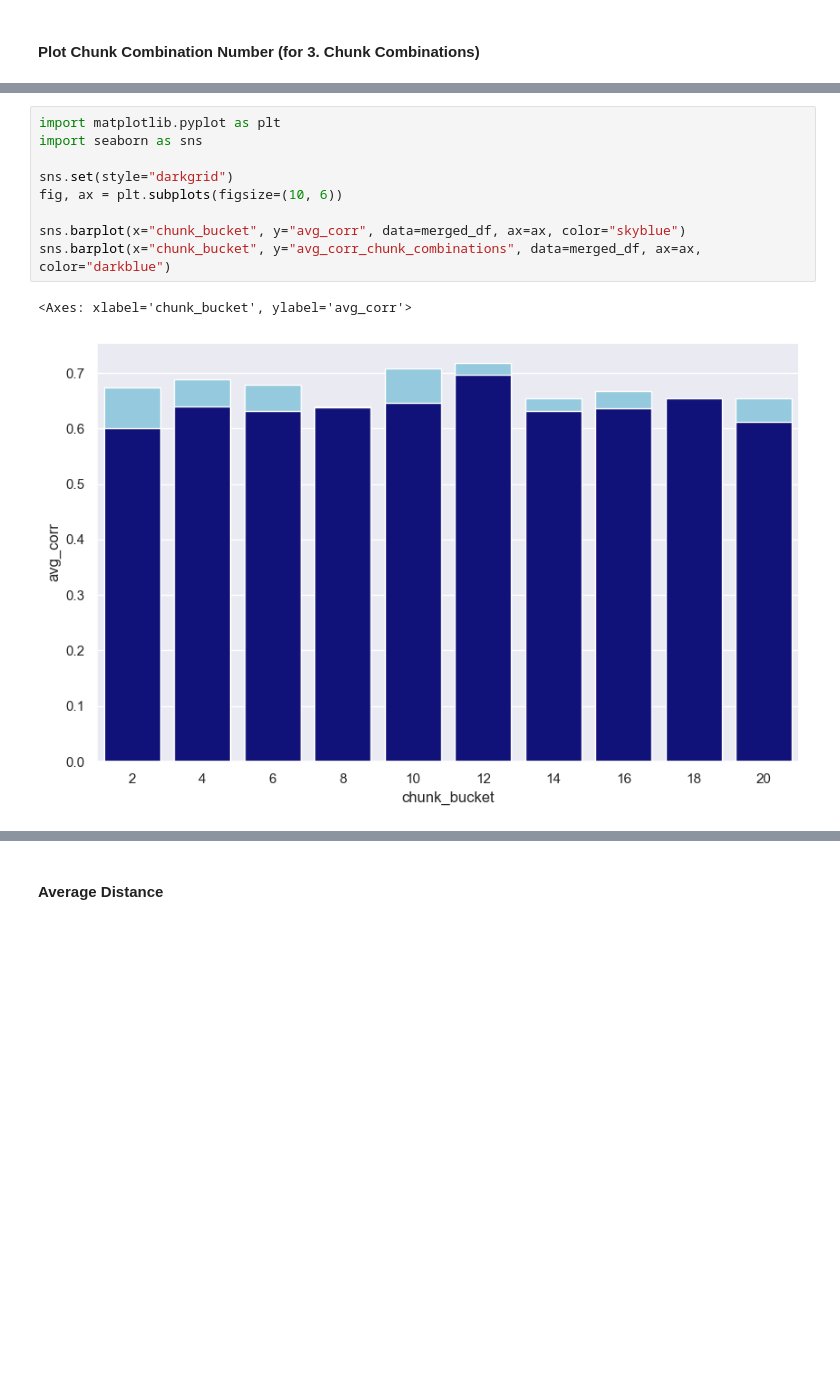
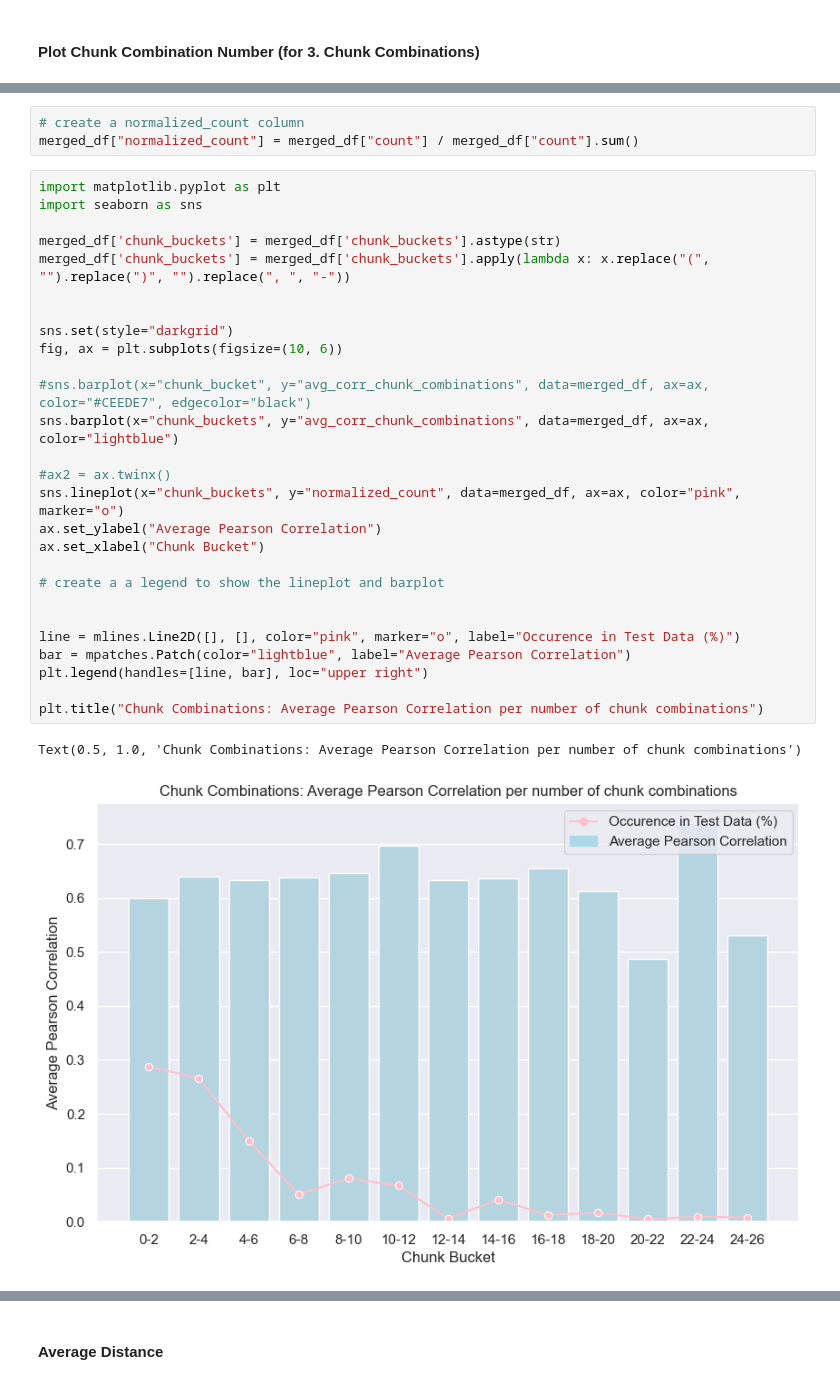
Before and after one commit to HubertWojcik10/bachelor_project2023, a Jupyter notebook: src/analysis/results.ipynb, the cells around one changed output, grey strips where cells are left out. Saved outputs shown, nothing was run; the diff lists cells and outputs as text; blank space fills up the shorter version.

```diff
--- a/src/analysis/results.ipynb
+++ b/src/analysis/results.ipynb
@@ -150,12 +195,33 @@ merged_df
-# %%
-import matplotlib.pyplot as plt
-import seaborn as sns
-
-sns.set(style="darkgrid")
-fig, ax = plt.subplots(figsize=(10, 6))
-
-sns.barplot(x="chunk_bucket", y="avg_corr", data=merged_df, ax=ax, color="skyblue")
-sns.barplot(x="chunk_bucket", y="avg_corr_chunk_combinations", data=merged_df, ax=ax, color="darkblue")
-# %% [output]
-<Axes: xlabel='chunk_bucket', ylabel='avg_corr'>
-[figure, removed]
+# %%
+# create a normalized_count column
+merged_df["normalized_count"] = merged_df["count"] / merged_df["count"].sum()
+# %%
+import matplotlib.pyplot as plt
+import seaborn as sns
+
+merged_df['chunk_buckets'] = merged_df['chunk_buckets'].astype(str)
+merged_df['chunk_buckets'] = merged_df['chunk_buckets'].apply(lambda x: x.replace("(", "").replace(")", "").replace(", ", "-"))
+
+
+sns.set(style="darkgrid")
+fig, ax = plt.subplots(figsize=(10, 6))
+
+#sns.barplot(x="chunk_bucket", y="avg_corr_chunk_combinations", data=merged_df, ax=ax, color="#CEEDE7", edgecolor="black")
+sns.barplot(x="chunk_buckets", y="avg_corr_chunk_combinations", data=merged_df, ax=ax, color="lightblue")
+
+#ax2 = ax.twinx()
+sns.lineplot(x="chunk_buckets", y="normalized_count", data=merged_df, ax=ax, color="pink", marker="o")
+ax.set_ylabel("Average Pearson Correlation")
+ax.set_xlabel("Chunk Bucket")
+
+# create a a legend to show the lineplot and barplot
+
+
+line = mlines.Line2D([], [], color="pink", marker="o", label="Occurence in Test Data (%)")
+bar = mpatches.Patch(color="lightblue", label="Average Pearson Correlation")
+plt.legend(handles=[line, bar], loc="upper right")
+
+plt.title("Chunk Combinations: Average Pearson Correlation per number of chunk combinations")
+# %% [output]
+Text(0.5, 1.0, 'Chunk Combinations: Average Pearson Correlation per number of chunk combinations')
+[figure, added]
```
Also changed, not shown: parts of 23 cells of this notebook, 2 other files.
